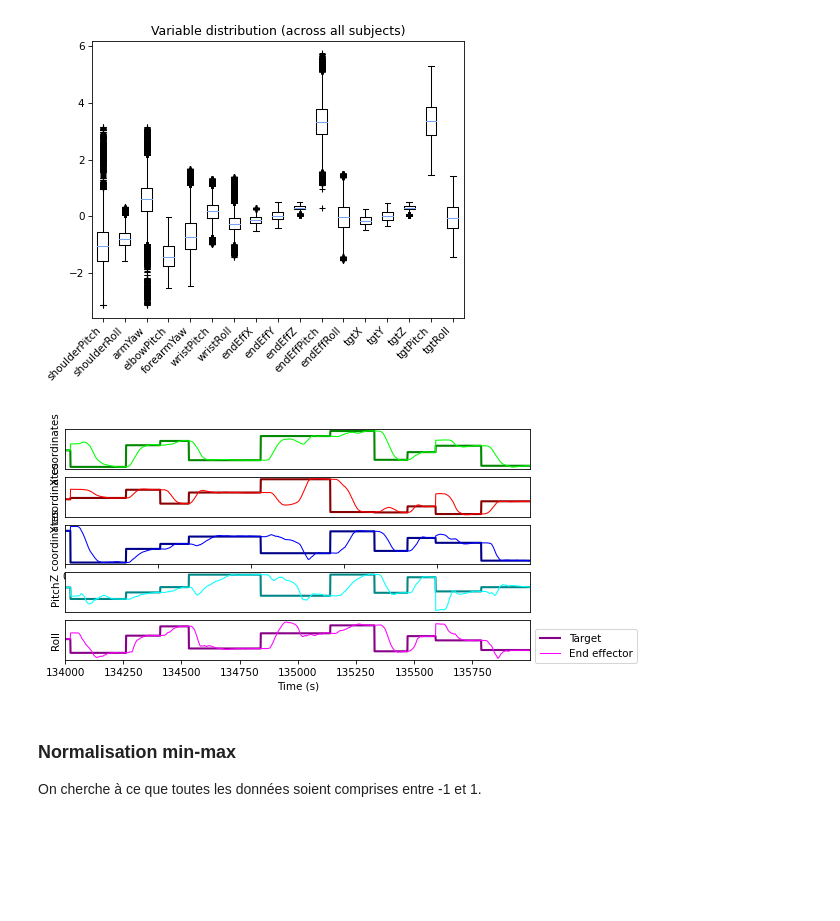
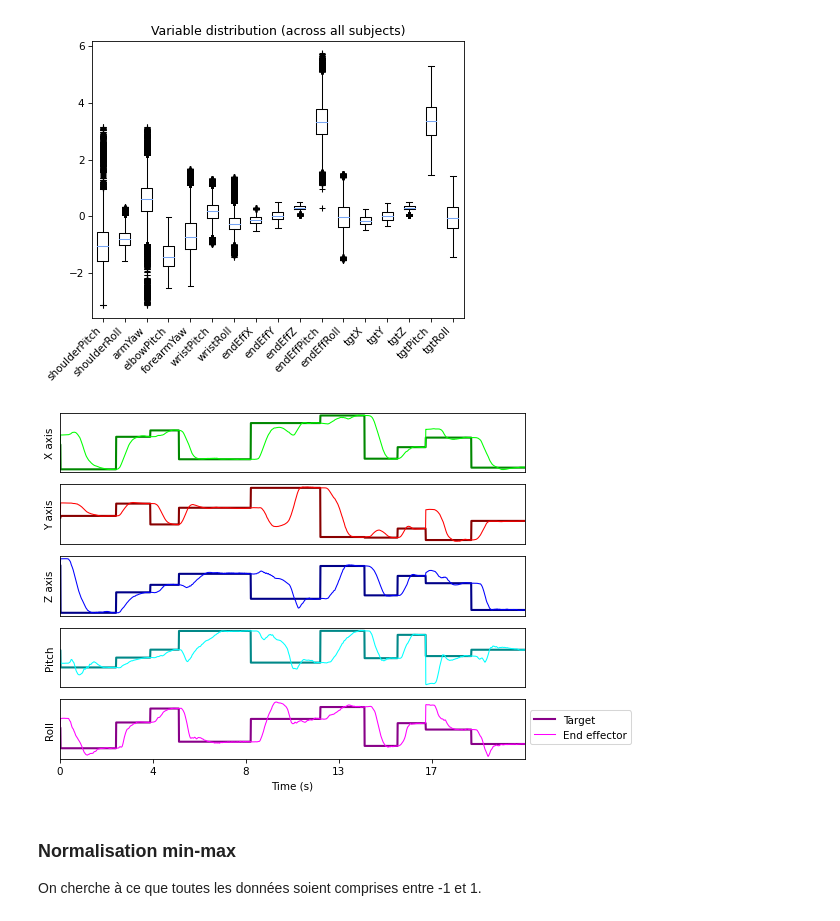
Before and after one commit to PAUL-BERNARD/Bernard2024_ICANN_prosthesis_reservoir, a Jupyter notebook: 1_preprocessing.ipynb, the cells around one changed output. Cells and saved outputs as stored; diff of their text form; code cells hidden in the pictures; blank space fills up the shorter version.

Commit message:
Plot all 5 hand-target dimensions

```diff
--- a/1_preprocessing.ipynb
+++ b/1_preprocessing.ipynb
@@ -227,47 +227,49 @@ plt.show()
 # %% [output]
 [figure]
 # %%
-OFFSET = 134_000
+OFFSET = 134_019
 LENGTH = 2000
 
-plt.figure(figsize=(8, 4))
+plt.figure(figsize=(8, 6))
 
 plt.subplot(5,1,1)
 plt.plot(new_data["tgtX"][OFFSET:OFFSET+LENGTH], color="#080", linewidth=2, label="Target")
 plt.plot(new_data["endEffX"][OFFSET:OFFSET+LENGTH], color="#0F0", linewidth=1, label="End effector")
-plt.ylabel("X coordinates")
+plt.ylabel("X axis")
 plt.xticks([]); plt.yticks([])
 
 plt.subplot(5,1,2)
 plt.plot(new_data["tgtY"][OFFSET:OFFSET+LENGTH], color="#800", linewidth=2, label="Target")
 plt.plot(new_data["endEffY"][OFFSET:OFFSET+LENGTH], color="#F00", linewidth=1, label="End effector")
-plt.ylabel("Y coordinates")
+plt.ylabel("Y axis")
 plt.xticks([]); plt.yticks([])
 
 plt.subplot(5,1,3)
 plt.plot(new_data["tgtZ"][OFFSET:OFFSET+LENGTH], color="#008", linewidth=2, label="Target")
 plt.plot(new_data["endEffZ"][OFFSET:OFFSET+LENGTH], color="#00F", linewidth=1, label="End effector")
-plt.ylabel("Z coordinates")
-plt.yticks([])
-plt.xticks(np.arange(OFFSET, OFFSET+LENGTH, LENGTH / 5), np.arange(0, LENGTH, LENGTH / 5, dtype=int) // 90)
+plt.ylabel("Z axis")
+plt.xticks([]); plt.yticks([])
 
 plt.subplot(5,1,4)
 plt.plot(new_data["tgtPitch"][OFFSET:OFFSET+LENGTH], color="#088", linewidth=2, label="Target")
 plt.plot(new_data["endEffPitch"][OFFSET:OFFSET+LENGTH], color="#0FF", linewidth=1, label="End effector")
 plt.ylabel("Pitch")
 plt.xticks([]); plt.yticks([])
 
 plt.subplot(5,1,5)
 plt.plot(new_data["tgtRoll"][OFFSET:OFFSET+LENGTH], color="#808", linewidth=2, label="Target")
 plt.plot(new_data["endEffRoll"][OFFSET:OFFSET+LENGTH], color="#F0F", linewidth=1, label="End effector")
 plt.ylabel("Roll"); plt.xlabel("Time")
 plt.yticks([])
+plt.xticks(np.arange(OFFSET, OFFSET+LENGTH, LENGTH / 5), np.arange(0, LENGTH, LENGTH / 5, dtype=int) // 90)
+
 
 plt.xlabel("Time (s)")
 plt.legend(loc="upper left", bbox_to_anchor=(1., 0.9))
+plt.savefig("dataset_sample.svg")
 plt.show()
 # %% [output]
-[figure, old version]
+[figure, new version]
 # %% [markdown]
 ### Normalisation min-max
 
```
